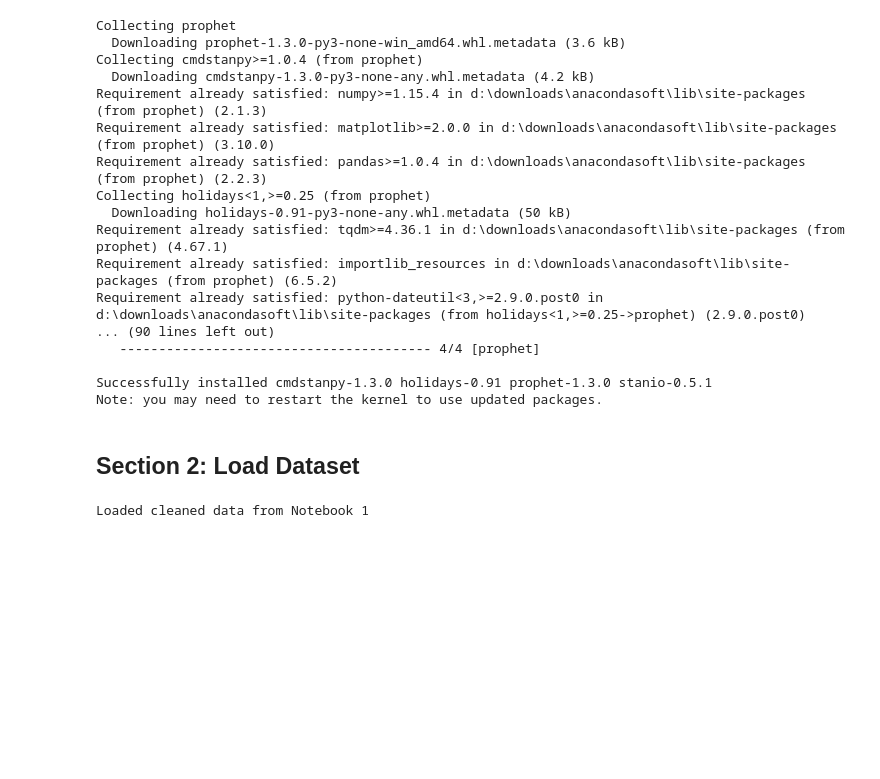
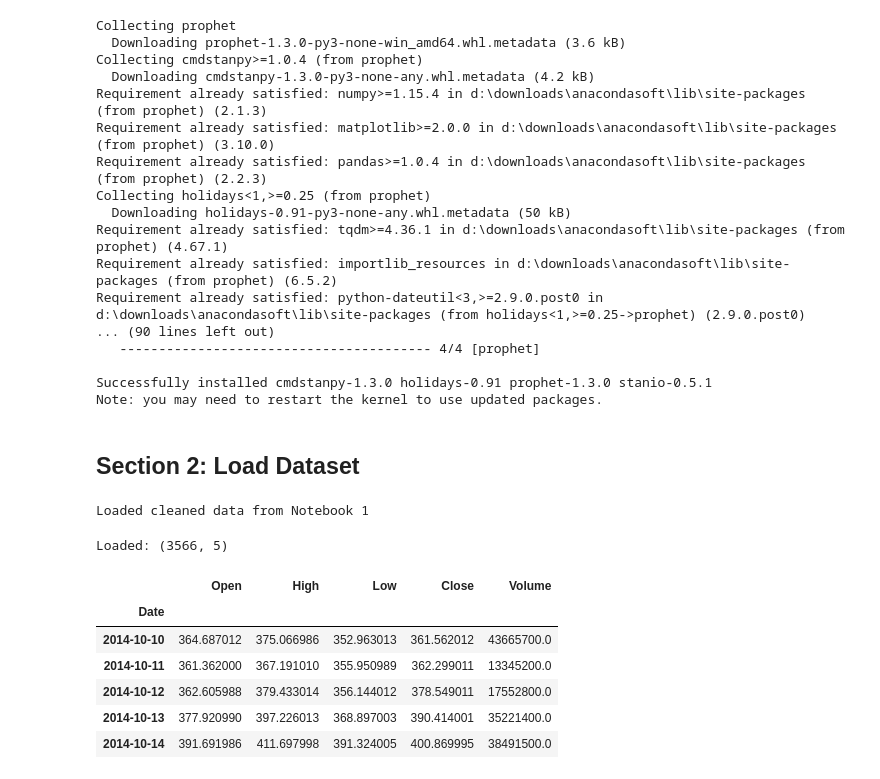
Before and after one commit to afeefanver/BitCoin-Prediction, a Jupyter notebook: Model Training.ipynb, the cells around one changed output. Saved outputs shown, nothing was run; the diff lists cells and outputs as text; code cells hidden in the pictures; blank space fills up the shorter version.

```diff
--- a/Model Training.ipynb
+++ b/Model Training.ipynb
@@ -92,3 +92,15 @@ except FileNotFoundError:
     print(" Loaded raw data (will clean in this notebook)")
 # %% [output]
 Loaded cleaned data from Notebook 1
+# %%
+print(f'Loaded: {df.shape}')
+df.head()
+# %% [output]
+Loaded: (3566, 5)
+|  | Open | High | Low | Close | Volume |
+| Date |  |  |  |  |  |
+| 2014-10-10 | 364.687012 | 375.066986 | 352.963013 | 361.562012 | 43665700.0 |
+| 2014-10-11 | 361.362000 | 367.191010 | 355.950989 | 362.299011 | 13345200.0 |
+| 2014-10-12 | 362.605988 | 379.433014 | 356.144012 | 378.549011 | 17552800.0 |
+| 2014-10-13 | 377.920990 | 397.226013 | 368.897003 | 390.414001 | 35221400.0 |
+| 2014-10-14 | 391.691986 | 411.697998 | 391.324005 | 400.869995 | 38491500.0 |
```
Also changed, not shown: parts of 64 cells of this notebook.
